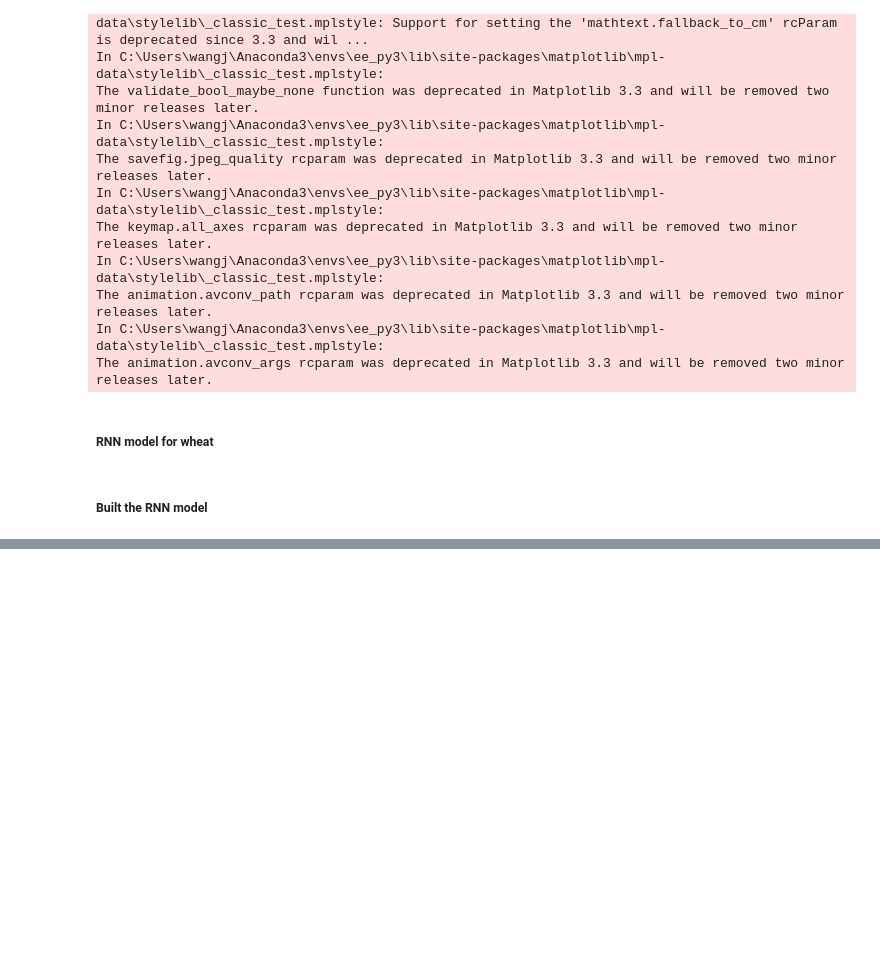
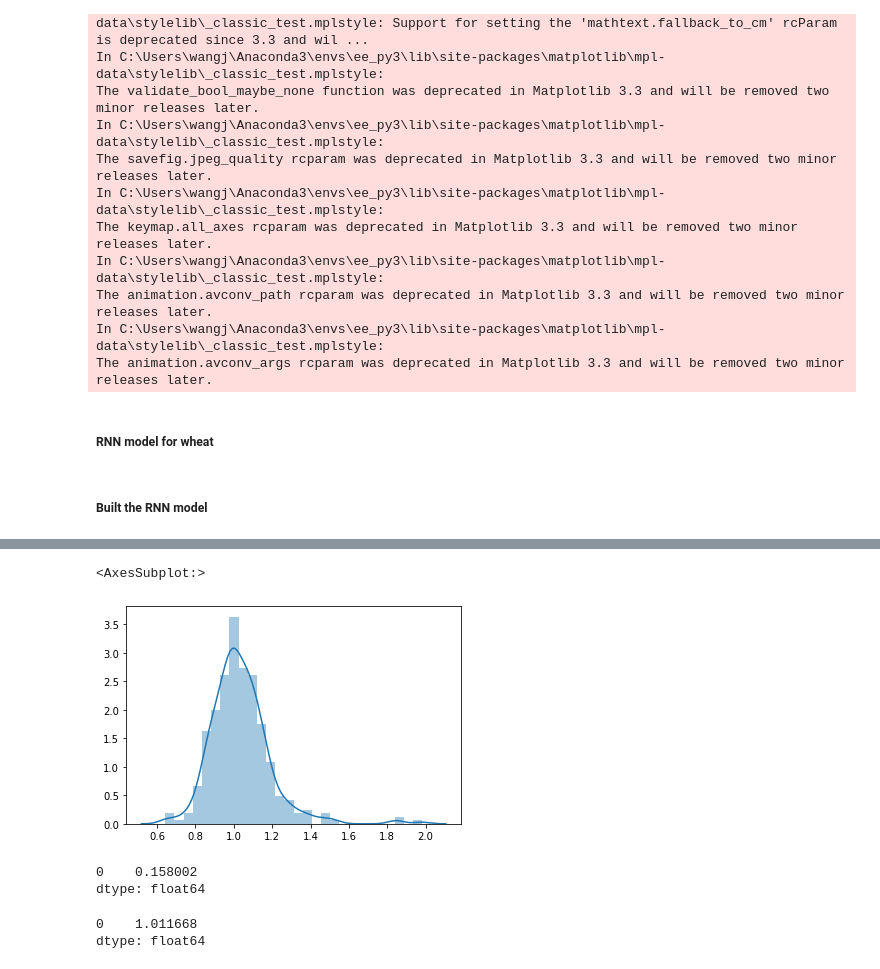
Before and after one commit to wangjinzhulala/Agricultural_production, a Jupyter notebook: Step_3_RNN_to_predict/02_RNN_to_Model_yield_with_remote_data.ipynb, the cells around one changed output, grey strips where cells are left out. Drawn from its saved outputs; the diff is of its cells as text; code cells hidden in the pictures; blank space fills up the shorter version.

```diff
--- a/Step_3_RNN_to_predict/02_RNN_to_Model_yield_with_remote_data.ipynb
+++ b/Step_3_RNN_to_predict/02_RNN_to_Model_yield_with_remote_data.ipynb
@@ -113,0 +126,17 @@ pd.DataFrame(regressior.history.history).plot()
+# %%
+df = pd.DataFrame(regressior.predict(X_test_standard)/y_test)
+# %%
+sns.distplot(df)
+# %% [output]
+<AxesSubplot:>
+[figure, added]
+# %%
+df.std()
+# %% [output]
+0    0.158002
+dtype: float64
+# %%
+df.median()
+# %% [output]
+0    1.011668
+dtype: float64
```
Also changed, not shown: parts of 9 cells of this notebook, 3 other files.
